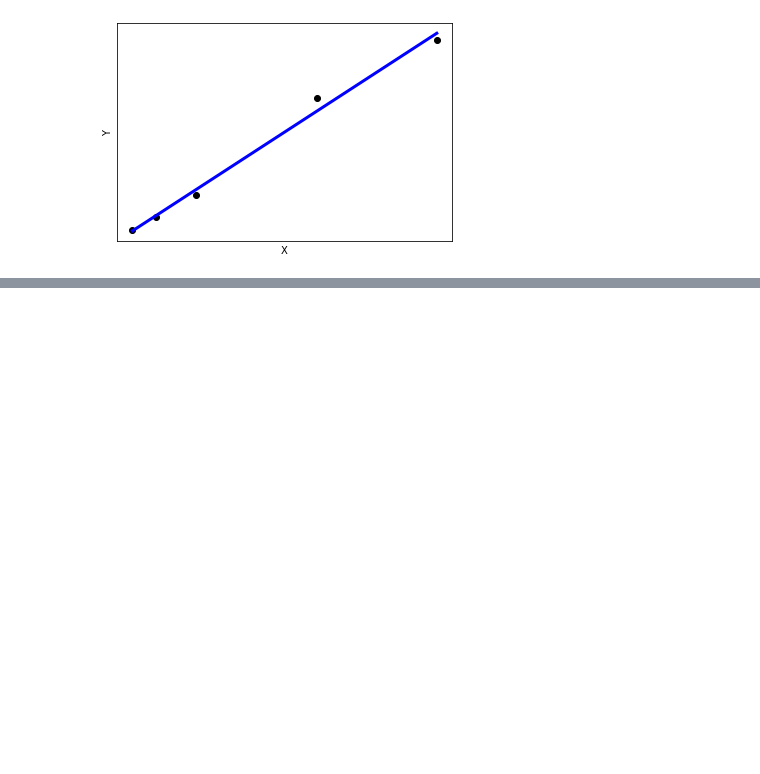
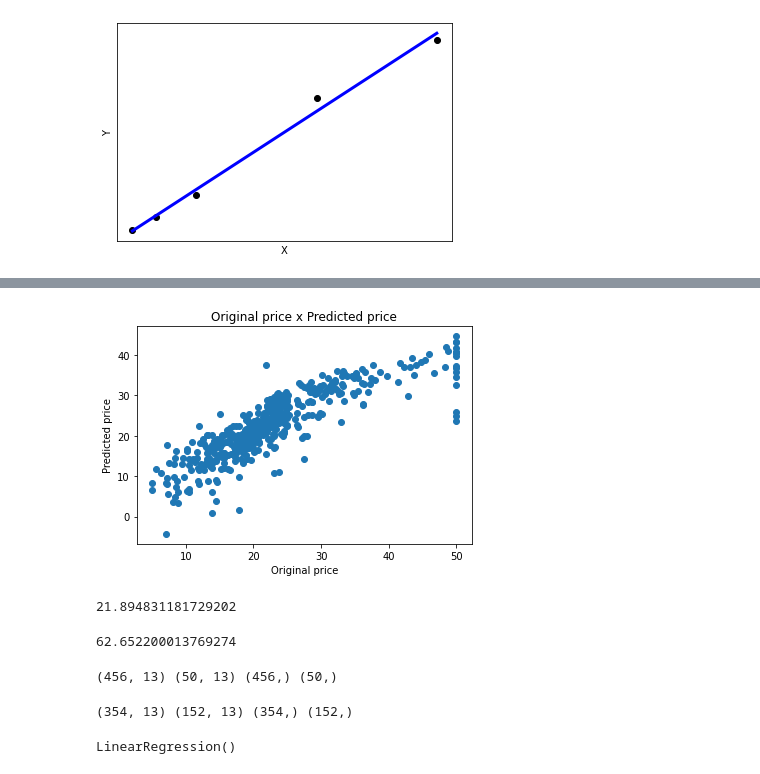
Before and after one commit to DiasMelissa/PythonProfound, a Jupyter notebook: Script19.ipynb, the cells around one changed output, grey strips where cells are left out. Drawn from its saved outputs; the diff is of its cells as text; code cells hidden in the pictures; blank space fills up the shorter version.

```diff
--- a/Script19.ipynb
+++ b/Script19.ipynb
@@ -96,0 +209,2 @@ plt.show()
+# %%
+X = df.drop('PRICE', axis = 1)
@@ -96,0 +221,2 @@ plt.show()
+# %%
+regr = LinearRegression()
@@ -96,0 +257,30 @@ plt.show()
+# %%
+plt.scatter(df.PRICE, regr.predict(X))
+plt.xlabel("Original price")
+plt.ylabel("Predicted price")
+plt.title("Original price x Predicted price")
+plt.show()
+# %% [output]
+[figure, added]
+# %%
+mse1 = np.mean((df.PRICE - regr.predict(X)) ** 2)
+print(mse1)
+# %% [output]
+21.894831181729202
+# %%
+regr = LinearRegression()
+regr.fit(X[['PTRATIO']], df.PRICE)
+mse2 = np.mean((df.PRICE - regr.predict(X[['PTRATIO']])) ** 2)
+print(mse2)
+# %% [output]
+62.652200013769274
+# %%
+X_treino = X[:-50]
+X_teste = X[-50:]
+
+Y_treino = df.PRICE[:-50]
+Y_teste = df.PRICE[-50:]
+
+print(X_treino.shape, X_teste.shape, Y_treino.shape, Y_teste.shape)
+# %% [output]
+(456, 13) (50, 13) (456,) (50,)
@@ -96,0 +291,4 @@ plt.show()
+# %%
+print(X_treino.shape, X_teste.shape, Y_treino.shape, Y_teste.shape)
+# %% [output]
+(354, 13) (152, 13) (354,) (152,)
@@ -96,0 +297,4 @@ plt.show()
+# %%
+regr.fit(X_treino, Y_treino)
+# %% [output]
+LinearRegression()
```
Also changed, not shown: parts of 22 cells of this notebook.
